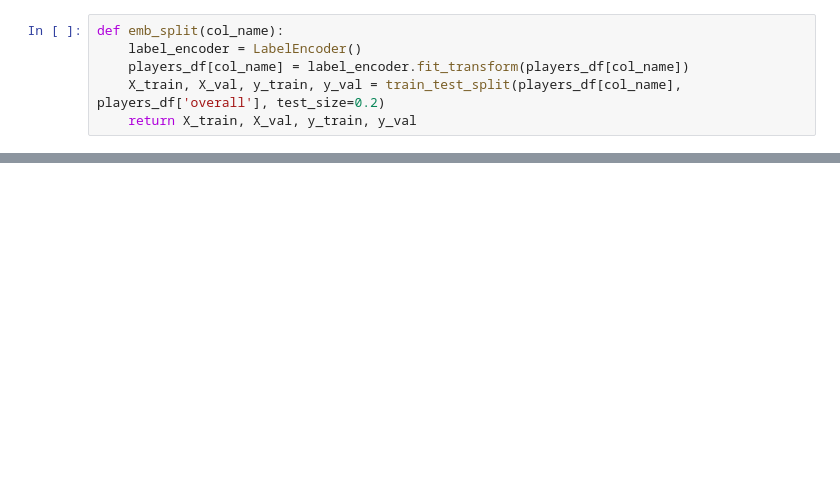
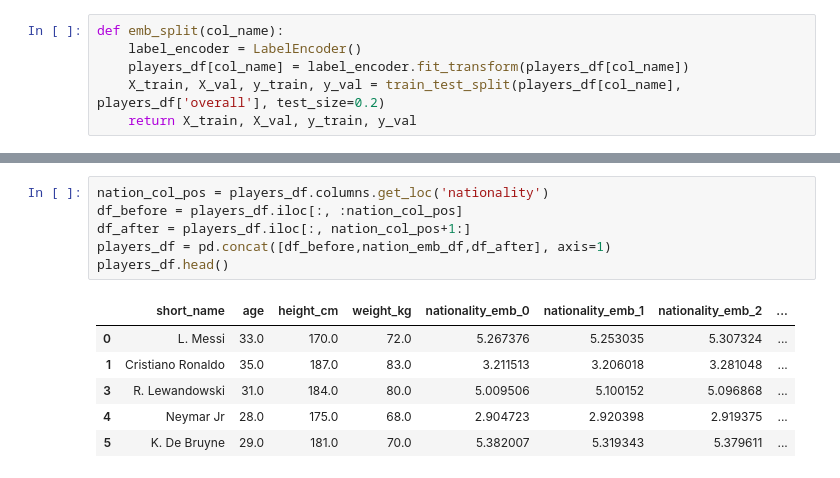
Before and after one commit to akshitlangeh123/FIFA-Seer, a Jupyter notebook: preprocess.ipynb, the cells around one changed output, grey strips where cells are left out. Cells and saved outputs as stored; diff of their text form; blank space fills up the shorter version.

```diff
--- a/preprocess.ipynb
+++ b/preprocess.ipynb
@@ -240,0 +231,13 @@ array([[0.94956255, 0.95460886, 0.96869683, ..., 1.0041339 , 1.0058808 ,
+# %%
+nation_col_pos = players_df.columns.get_loc('nationality')
+df_before = players_df.iloc[:, :nation_col_pos]
+df_after = players_df.iloc[:, nation_col_pos+1:]
+players_df = pd.concat([df_before,nation_emb_df,df_after], axis=1)
+players_df.head()
+# %% [output]
+|  | short_name | age | height_cm | weight_kg | nationality_emb_0 | nationality_emb_1 | nationality_emb_2 | ... |
+| 0 | L. Messi | 33.0 | 170.0 | 72.0 | 5.267376 | 5.253035 | 5.307324 | ... |
+| 1 | Cristiano Ronaldo | 35.0 | 187.0 | 83.0 | 3.211513 | 3.206018 | 3.281048 | ... |
+| 3 | R. Lewandowski | 31.0 | 184.0 | 80.0 | 5.009506 | 5.100152 | 5.096868 | ... |
+| 4 | Neymar Jr | 28.0 | 175.0 | 68.0 | 2.904723 | 2.920398 | 2.919375 | ... |
+| 5 | K. De Bruyne | 29.0 | 181.0 | 70.0 | 5.382007 | 5.319343 | 5.379611 | ... |
```
Also changed, not shown: parts of 9 cells of this notebook.
